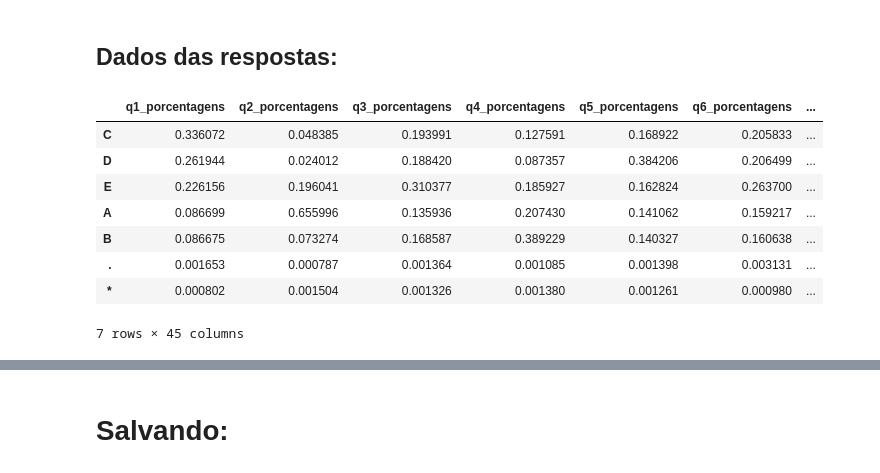
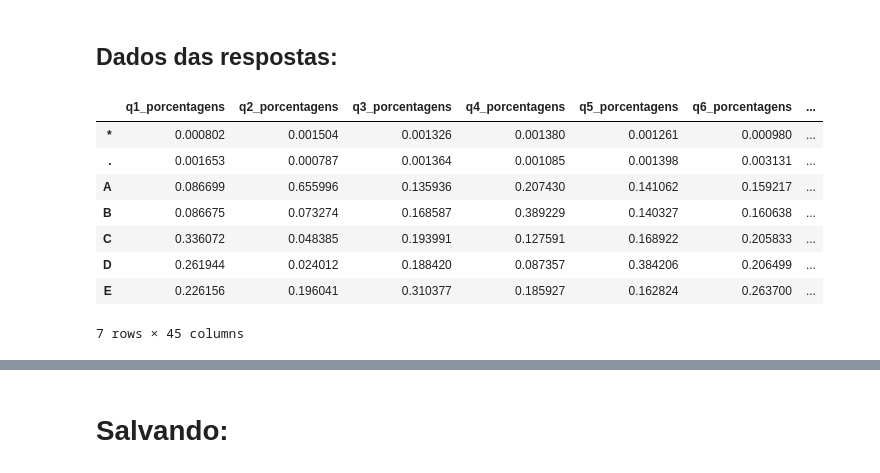
Before and after one commit to Gus-1003/Projeto_Pesquisa_Enem, a Jupyter notebook: Conclusão/Sistema_Enem_2020.ipynb, the cells around one changed output, grey strips where cells are left out. Cells and saved outputs as stored; diff of their text form; code cells hidden in the pictures.

```diff
--- a/Conclusão/Sistema_Enem_2020.ipynb
+++ b/Conclusão/Sistema_Enem_2020.ipynb
@@ -500,29 +500,32 @@ display(provaEnem)
 # %%
 # lista com os nomes das colunas que vão ser plotadas
 colunas = ['q' + str(i) for i in range(1, 46)]
 
 # criar um DataFrame vazio para armazenar os resultados
 resultado = pd.DataFrame()
 
 # loop para iterar sobre as colunas e criar os gráficos
 for coluna in colunas:
     # obter os valores de value_counts()
     valores = provaEnem[coluna].value_counts()
     porcentagens = provaEnem[coluna].value_counts(normalize=True)
 
     # adicionar os valores e porcentagens como colunas no DataFrame resultado
     #resultado[coluna + '_valores'] = valores
     resultado[coluna + '_porcentagens'] = porcentagens
 
+# Ordenar as linhas em ordem alfabética pelas letras que representam as alternativas
+resultado = resultado.sort_index()
+
 # exibir o resultado final
 resultado
 # %% [output]
 |  | q1_porcentagens | q2_porcentagens | q3_porcentagens | q4_porcentagens | q5_porcentagens | q6_porcentagens | ... |
+| * | 0.000802 | 0.001504 | 0.001326 | 0.001380 | 0.001261 | 0.000980 | ... |
+| . | 0.001653 | 0.000787 | 0.001364 | 0.001085 | 0.001398 | 0.003131 | ... |
+| A | 0.086699 | 0.655996 | 0.135936 | 0.207430 | 0.141062 | 0.159217 | ... |
+| B | 0.086675 | 0.073274 | 0.168587 | 0.389229 | 0.140327 | 0.160638 | ... |
 | C | 0.336072 | 0.048385 | 0.193991 | 0.127591 | 0.168922 | 0.205833 | ... |
 | D | 0.261944 | 0.024012 | 0.188420 | 0.087357 | 0.384206 | 0.206499 | ... |
 | E | 0.226156 | 0.196041 | 0.310377 | 0.185927 | 0.162824 | 0.263700 | ... |
-| A | 0.086699 | 0.655996 | 0.135936 | 0.207430 | 0.141062 | 0.159217 | ... |
-| B | 0.086675 | 0.073274 | 0.168587 | 0.389229 | 0.140327 | 0.160638 | ... |
-| . | 0.001653 | 0.000787 | 0.001364 | 0.001085 | 0.001398 | 0.003131 | ... |
-| * | 0.000802 | 0.001504 | 0.001326 | 0.001380 | 0.001261 | 0.000980 | ... |
 7 rows × 45 columns
```
Also changed, not shown: parts of 7 cells of this notebook.
